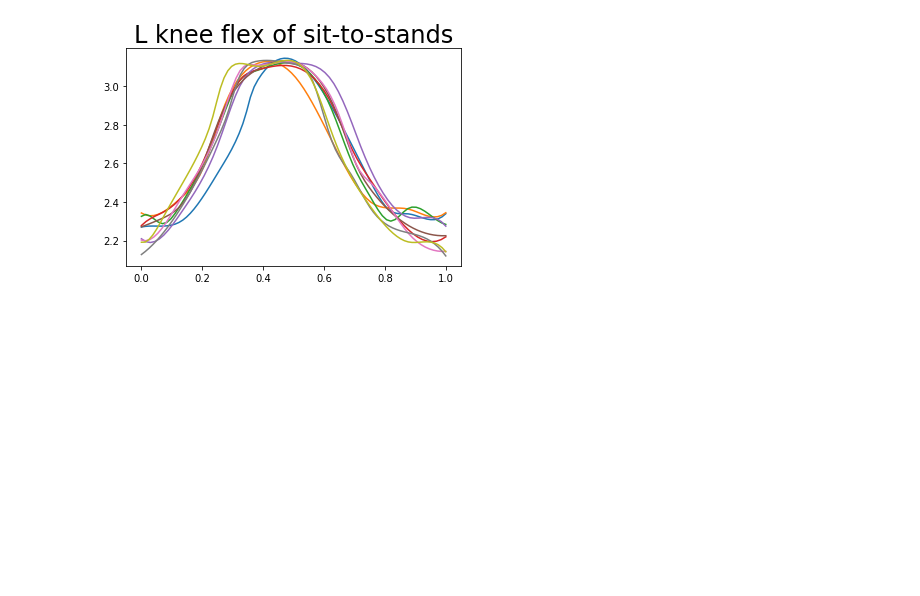
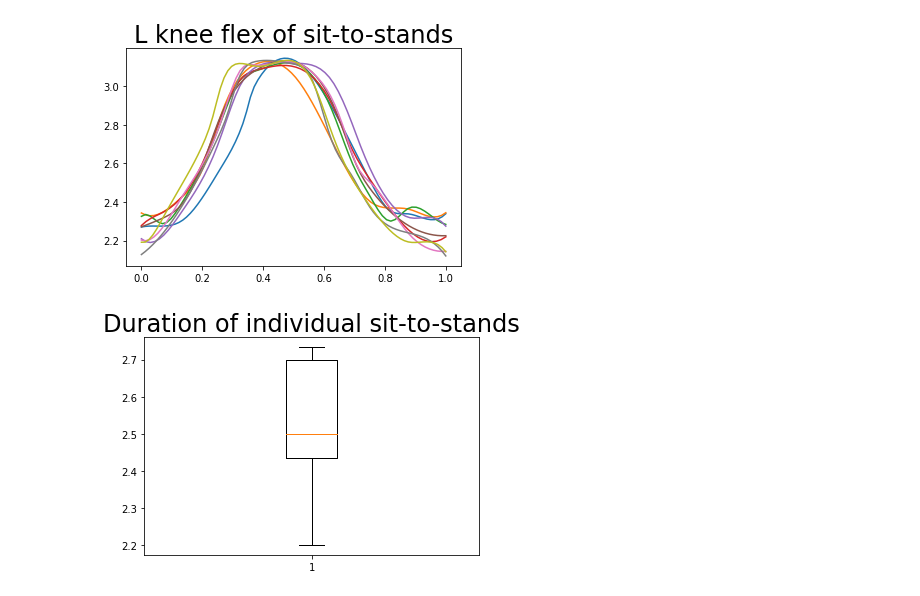
Before and after one commit to stanfordnmbl/motionlab-analysis, a Jupyter notebook: ExtractStats.ipynb, the cells around one changed output. Drawn from its saved outputs; the diff is of its cells as text; code cells hidden in the pictures; blank space fills up the shorter version.

Commit message:
Duration of sit-to

```diff
--- a/ExtractStats.ipynb
+++ b/ExtractStats.ipynb
@@ -93,3 +93,10 @@ plt.title("L knee flex of sit-to-stands",fontsize=24)
 # %% [output]
 Text(0.5, 1.0, 'L knee flex of sit-to-stands')
 [figure]
+# %%
+plt.title("Duration of individual sit-to-stands",fontsize=24)
+s2s_times = (breaks[1:] - breaks[:-1])/FPS
+bstats = plt.boxplot(s2s_times)
+plt.show()
+# %% [output]
+[figure, added]
```
